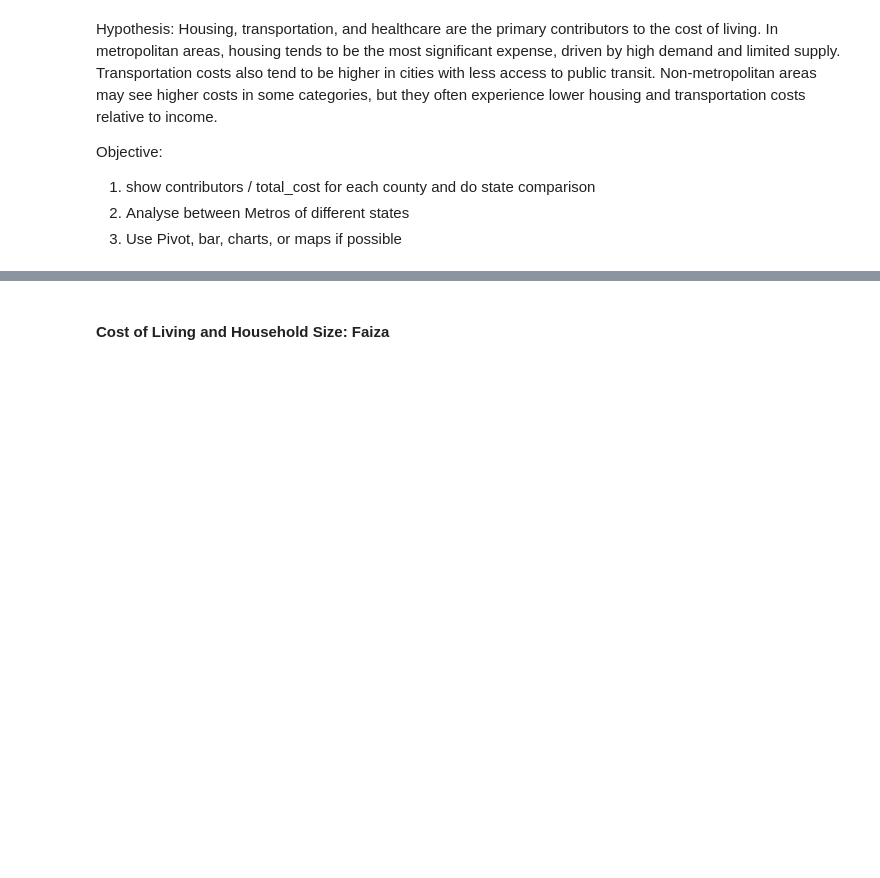
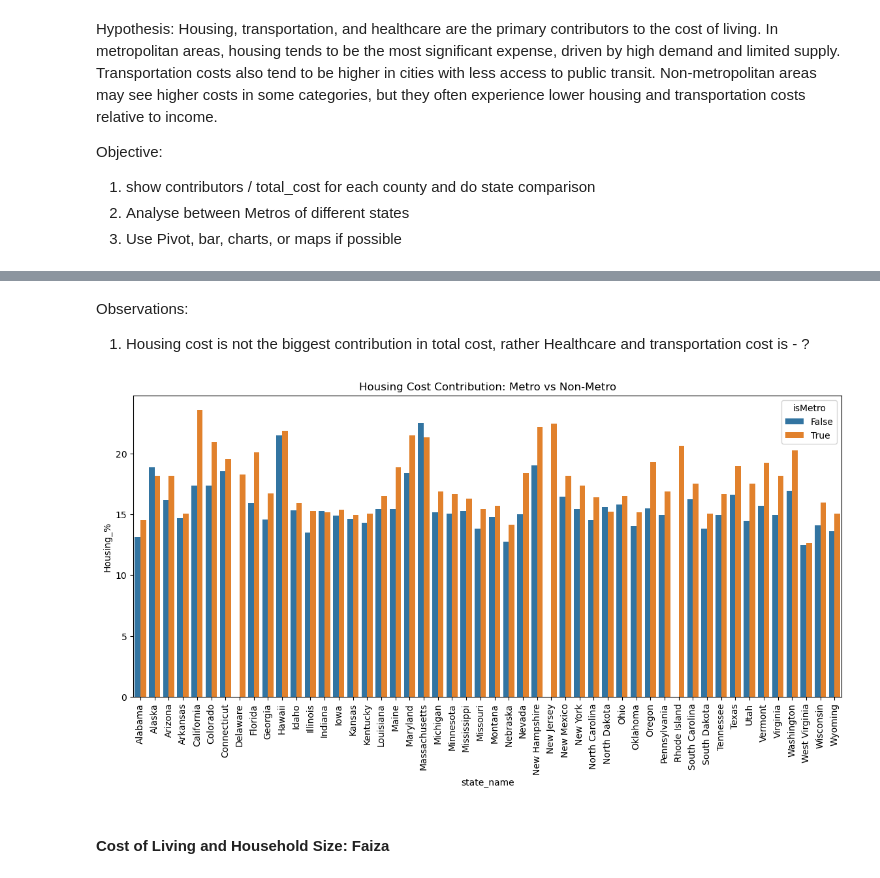
Before and after one commit to miguelmog10/data-science-group17, a Jupyter notebook: notebook/FoundationsDataScience_Winter2025_Group17.ipynb, the cells around one changed output, grey strips where cells are left out. Drawn from its saved outputs; the diff is of its cells as text; code cells hidden in the pictures; blank space fills up the shorter version.

```diff
--- a/notebook/FoundationsDataScience_Winter2025_Group17.ipynb
+++ b/notebook/FoundationsDataScience_Winter2025_Group17.ipynb
@@ -419,3 +470,18 @@ Objective:
+# %% [markdown]
+Observations:
+
+1. Housing cost is not the biggest contribution in total cost, rather Healthcare and transportation cost is - ?
+# %%
+# Metro vs Non-Metro comparison
+metro_pivot = df.groupby(['state_name', 'isMetro'])[["Housing_%", "Transportation_%", "Healthcare_%"]].mean().reset_index()
+
+plt.figure(figsize=(14, 6))
+sns.barplot(x="state_name", y="Housing_%", hue="isMetro", data=metro_pivot)
+plt.title("Housing Cost Contribution: Metro vs Non-Metro")
+plt.xticks(rotation=90)
+plt.show()
+# %% [output]
+[figure, added]
 # %% [markdown]
 #### **Cost of Living and Household Size: Faiza**
 # %% [markdown]
```
Also changed, not shown: parts of 9 cells of this notebook.
